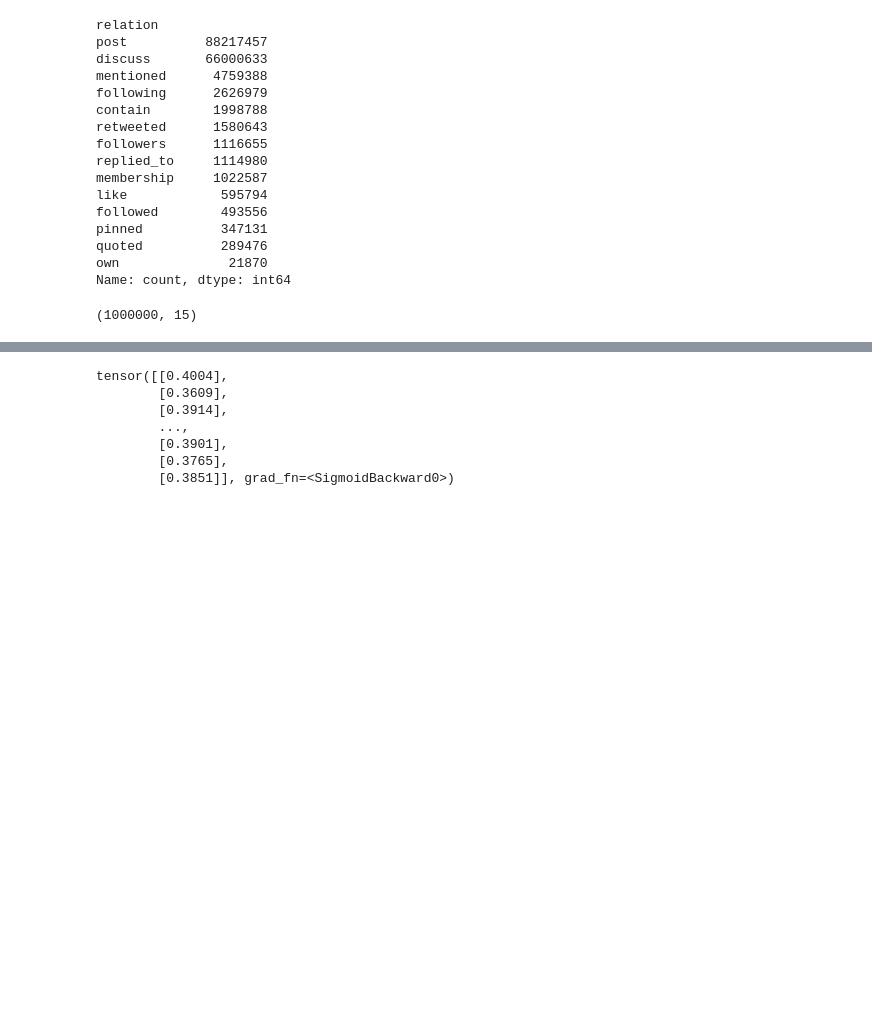
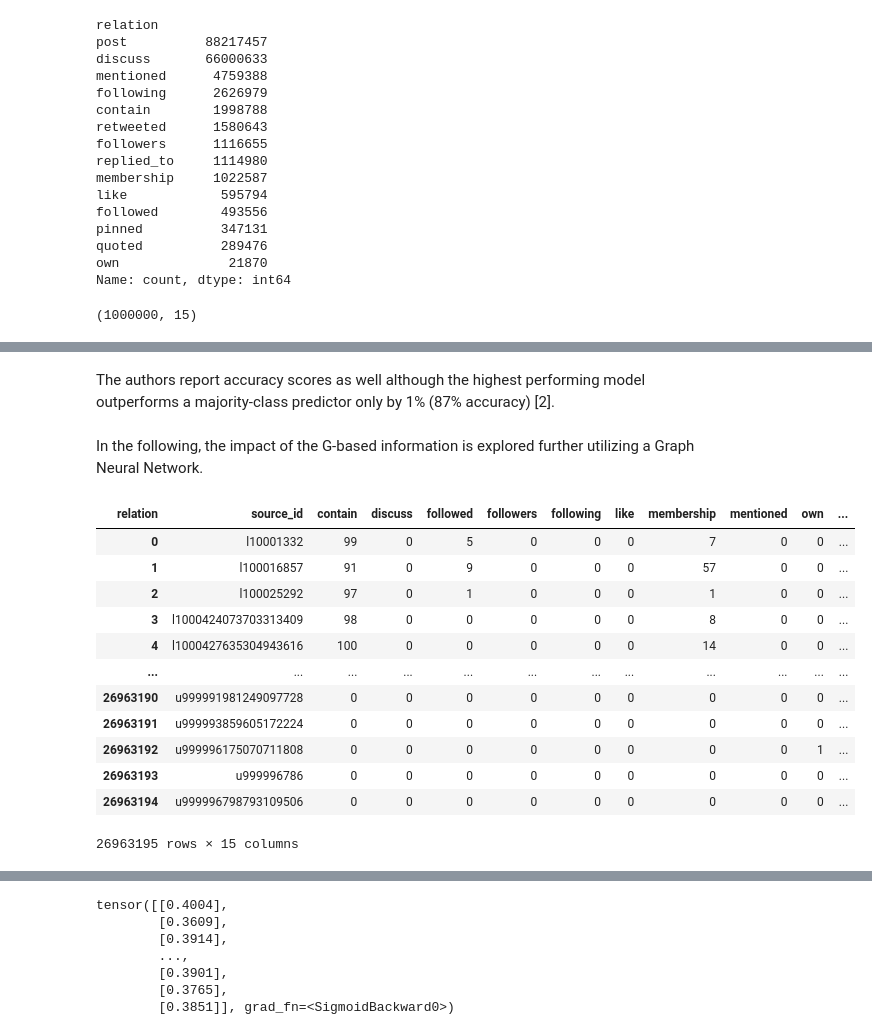
Before and after one commit to AmosDinh/GNNTwitteranalysis, a Jupyter notebook: gnn_twitter_analysis.ipynb, the cells around one changed output, grey strips where cells are left out. Drawn from its saved outputs; the diff is of its cells as text; code cells hidden in the pictures; blank space fills up the shorter version.

```diff
--- a/gnn_twitter_analysis.ipynb
+++ b/gnn_twitter_analysis.ipynb
@@ -365,0 +403,22 @@ best lr: 0.01 val f1: 0.42180623973727416
+# %% [markdown]
+The authors report accuracy scores as well although the highest performing model outperforms a majority-class predictor only by 1% (87% accuracy) [2].
+# %% [markdown]
+In the following, the impact of the G-based information is explored further utilizing a Graph Neural Network.
+# %%
+all_relationship_counts = user_relationship_counts
+# %%
+all_relationship_counts
+# %% [output]
+| relation | source_id | contain | discuss | followed | followers | following | like | membership | mentioned | own | ... |
+| 0 | l10001332 | 99 | 0 | 5 | 0 | 0 | 0 | 7 | 0 | 0 | ... |
+| 1 | l100016857 | 91 | 0 | 9 | 0 | 0 | 0 | 57 | 0 | 0 | ... |
+| 2 | l100025292 | 97 | 0 | 1 | 0 | 0 | 0 | 1 | 0 | 0 | ... |
+| 3 | l1000424073703313409 | 98 | 0 | 0 | 0 | 0 | 0 | 8 | 0 | 0 | ... |
+| 4 | l1000427635304943616 | 100 | 0 | 0 | 0 | 0 | 0 | 14 | 0 | 0 | ... |
+| ... | ... | ... | ... | ... | ... | ... | ... | ... | ... | ... | ... |
+| 26963190 | u999991981249097728 | 0 | 0 | 0 | 0 | 0 | 0 | 0 | 0 | 0 | ... |
+| 26963191 | u999993859605172224 | 0 | 0 | 0 | 0 | 0 | 0 | 0 | 0 | 0 | ... |
+| 26963192 | u999996175070711808 | 0 | 0 | 0 | 0 | 0 | 0 | 0 | 0 | 1 | ... |
+| 26963193 | u999996786 | 0 | 0 | 0 | 0 | 0 | 0 | 0 | 0 | 0 | ... |
+| 26963194 | u999996798793109506 | 0 | 0 | 0 | 0 | 0 | 0 | 0 | 0 | 0 | ... |
+26963195 rows × 15 columns
```
Also changed, not shown: parts of 9 cells of this notebook, 1 other file.
